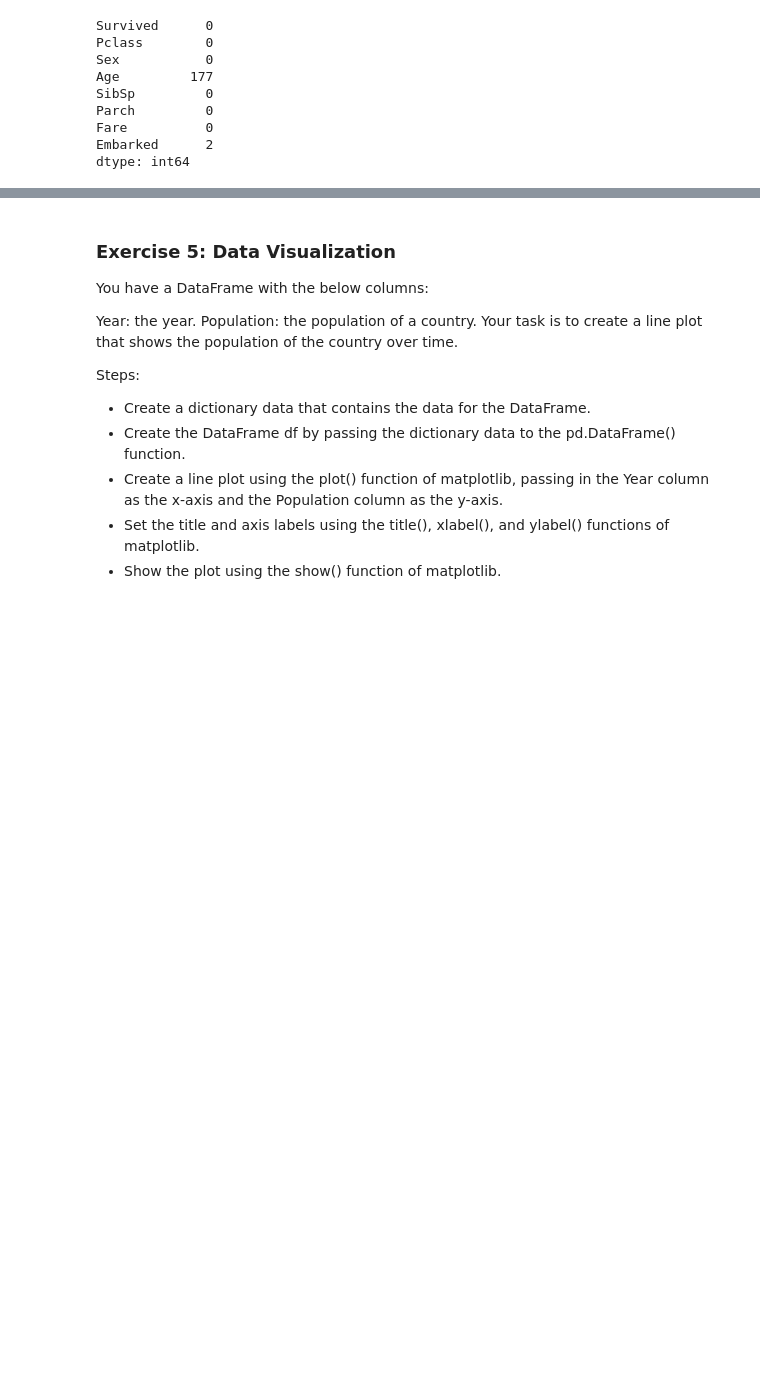
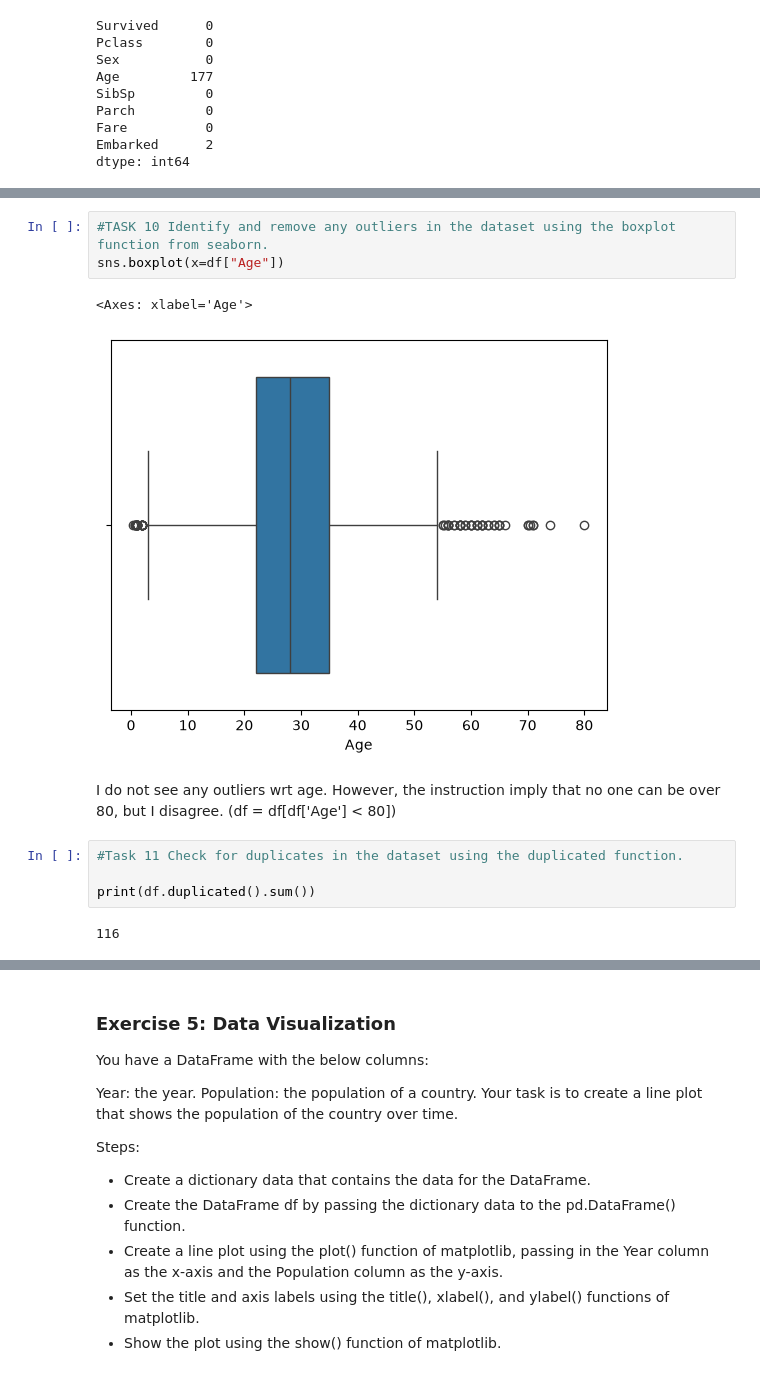
Before and after one commit to acamend/cs82b-portfolio, a Jupyter notebook: module-03/Module3Lab1.ipynb, the cells around one changed output, grey strips where cells are left out. Saved outputs shown, nothing was run; the diff lists cells and outputs as text; blank space fills up the shorter version.

```diff
--- a/module-03/Module3Lab1.ipynb
+++ b/module-03/Module3Lab1.ipynb
@@ -791,0 +891,14 @@ df.isna().sum()
+# %%
+#TASK 10 Identify and remove any outliers in the dataset using the boxplot function from seaborn.
+sns.boxplot(x=df["Age"])
+# %% [output]
+<Axes: xlabel='Age'>
+[figure, added]
+# %% [markdown]
+I do not see any outliers wrt age. However, the instruction imply that no one can be over 80, but I disagree. (df = df[df['Age'] < 80])
+# %%
+#Task 11 Check for duplicates in the dataset using the duplicated function.
+
+print(df.duplicated().sum())
+# %% [output]
+116
```
Also changed, not shown: parts of 11 cells of this notebook.
